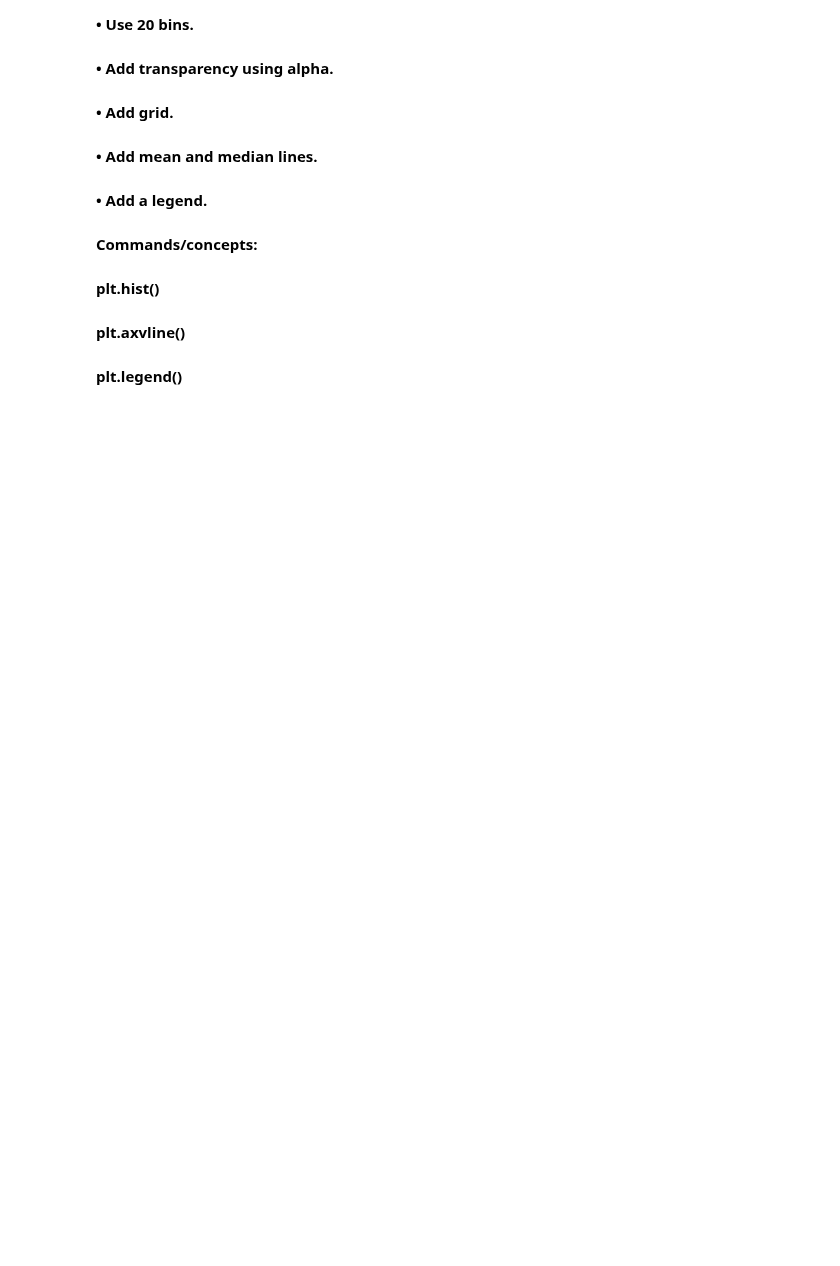
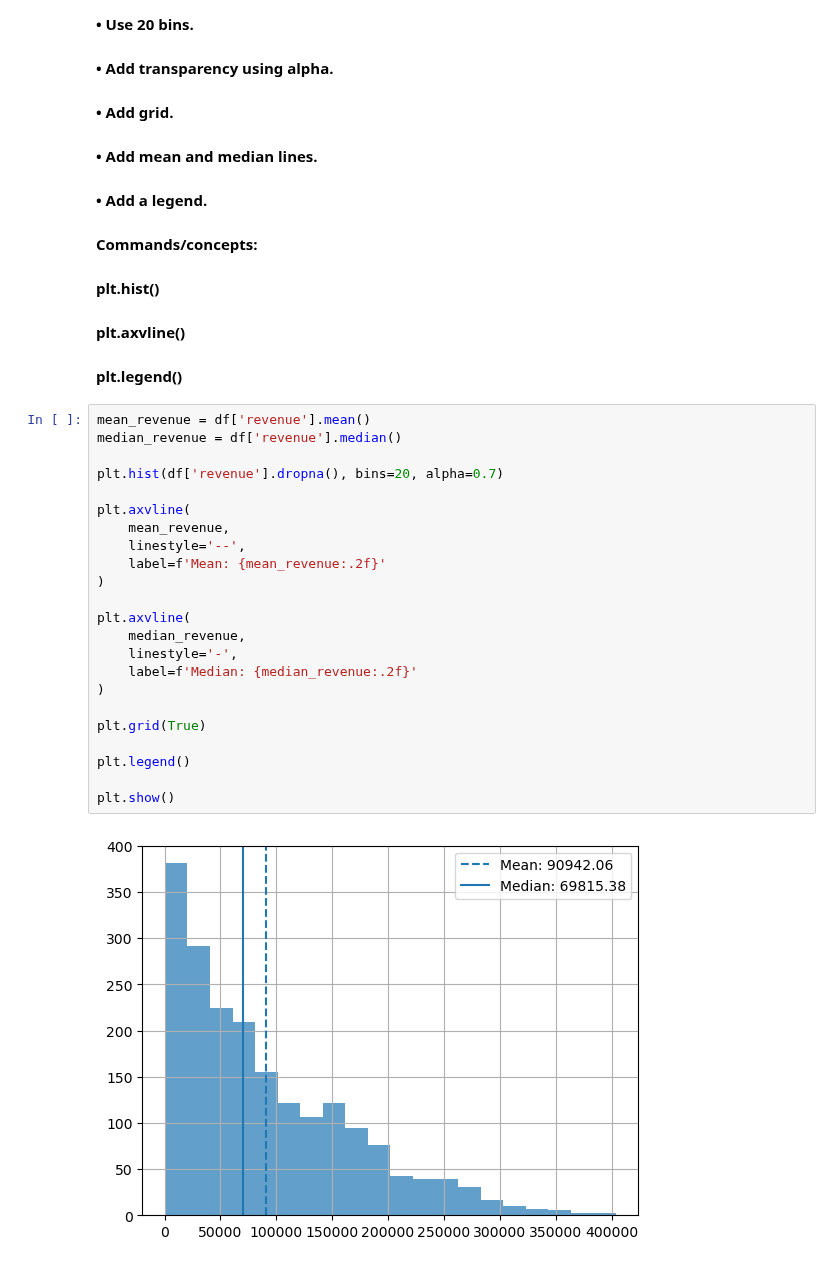
Before and after one commit to rohitdeore2151/python-daily-task, a Jupyter notebook: Task 41 Matplotlib — 15 Visualization Questions.ipynb, the cells around one changed output. Saved outputs shown, nothing was run; the diff lists cells and outputs as text; blank space fills up the shorter version.

Commit message:
Update Task 41 Matplotlib 15 Visualization Questions

```diff
--- a/Task 41 Matplotlib — 15 Visualization Questions.ipynb
+++ b/Task 41 Matplotlib — 15 Visualization Questions.ipynb
@@ -181,3 +183,28 @@ plt.show()
 #### plt.hist()
 #### plt.axvline()
 #### plt.legend()
+# %%
+mean_revenue = df['revenue'].mean()
+median_revenue = df['revenue'].median()
+
+plt.hist(df['revenue'].dropna(), bins=20, alpha=0.7)
+
+plt.axvline(
+    mean_revenue,
+    linestyle='--',
+    label=f'Mean: {mean_revenue:.2f}'
+)
+
+plt.axvline(
+    median_revenue,
+    linestyle='-',
+    label=f'Median: {median_revenue:.2f}'
+)
+
+plt.grid(True)
+
+plt.legend()
+
+plt.show()
+# %% [output]
+[figure, added]
```
Also changed, not shown: parts of 20 cells of this notebook.
